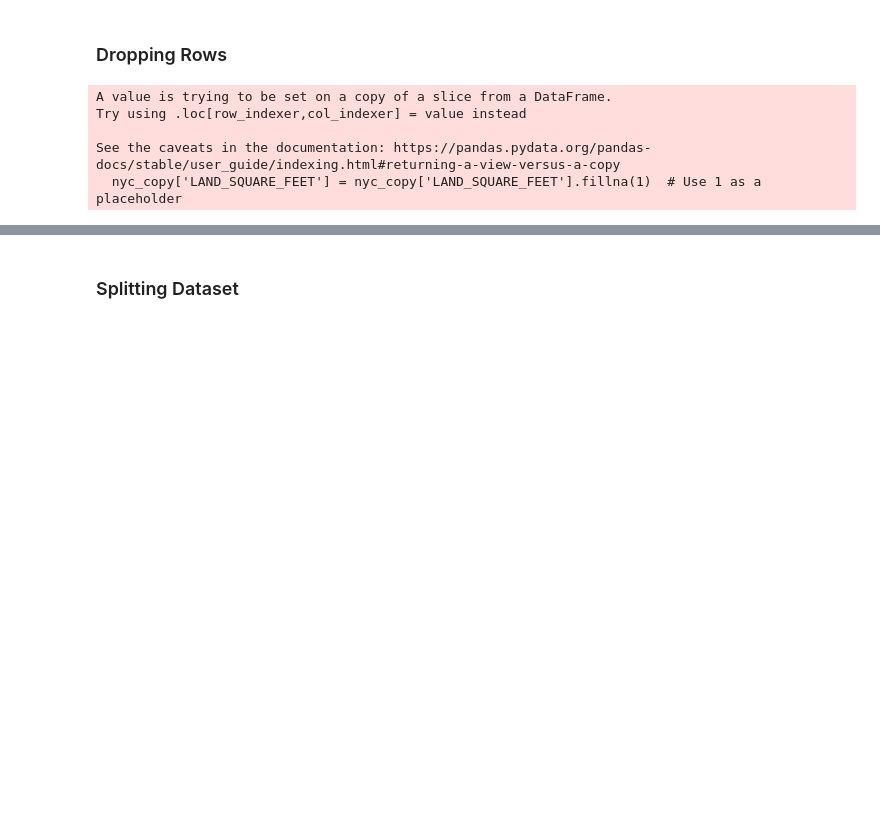
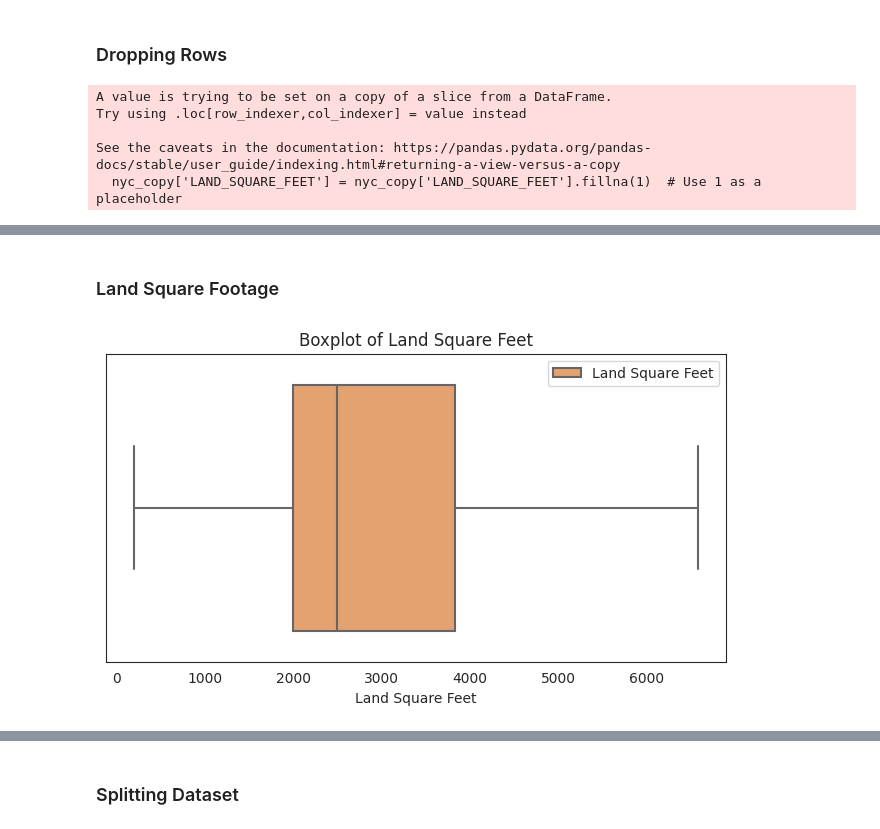
Before and after one commit to eshentong/NYC-HousingPricePrediction, a Jupyter notebook: BA810_NYC_Propertiesipynb.ipynb, the cells around one changed output, grey strips where cells are left out. Drawn from its saved outputs; the diff is of its cells as text; code cells hidden in the pictures; blank space fills up the shorter version.

```diff
--- a/BA810_NYC_Propertiesipynb.ipynb
+++ b/BA810_NYC_Propertiesipynb.ipynb
@@ -561,0 +567,14 @@ See the caveats in the documentation: https://pandas.pydata.org/pandas-docs/stab
+# %% [markdown]
+### Land Square Footage
+# %%
+# Boxplot of Land Square Footage
+plt.figure(figsize=(8,4))
+sns.boxplot(x='LAND_SQUARE_FEET', data=nyc_copy ,showfliers=False)
+# Adding legend, x-axis title, and y-axis title
+plt.legend(labels=['Land Square Feet'])
+plt.xlabel('Land Square Feet')
+# plt.ylabel('Y-axis Title')
+plt.title("Boxplot of Land Square Feet")
+plt.show()
+# %% [output]
+[figure, added]
```
Also changed, not shown: parts of 24 cells of this notebook.
